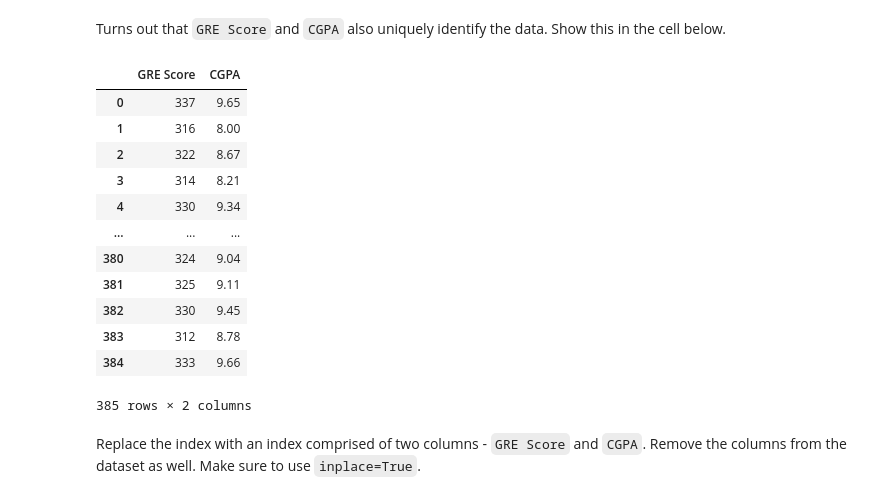
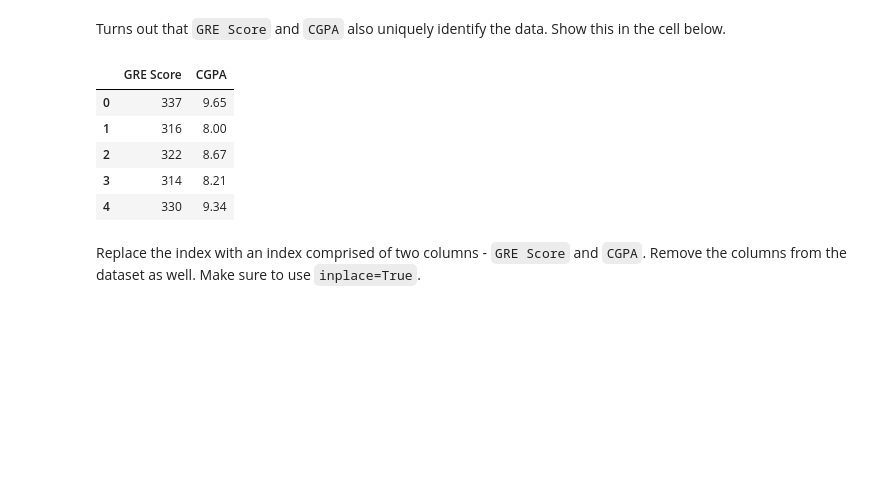
Before and after one commit to florengutierrez/lab-advanced-pandas, a Jupyter notebook: your-code/main.ipynb, the cells around one changed output. Cells and saved outputs as stored; diff of their text form; code cells hidden in the pictures; blank space fills up the shorter version.

```diff
--- a/your-code/main.ipynb
+++ b/your-code/main.ipynb
@@ -91,21 +91,14 @@ admissions.set_index("Serial No.")
 Turns out that `GRE Score` and `CGPA` also uniquely identify the data. Show this in the cell below.
 # %%
 admissions_sub = admissions[["GRE Score","CGPA"]]
-admissions_sub
+admissions_sub.head()
 # %% [output]
 |  | GRE Score | CGPA |
 | 0 | 337 | 9.65 |
 | 1 | 316 | 8.00 |
 | 2 | 322 | 8.67 |
 | 3 | 314 | 8.21 |
 | 4 | 330 | 9.34 |
-| ... | ... | ... |
-| 380 | 324 | 9.04 |
-| 381 | 325 | 9.11 |
-| 382 | 330 | 9.45 |
-| 383 | 312 | 8.78 |
-| 384 | 333 | 9.66 |
-385 rows × 2 columns
 # %% [markdown]
 Replace the index with an index comprised of two columns - `GRE Score` and `CGPA`. Remove the columns from the dataset as well. Make sure to use `inplace=True`.
 # %%
```
Also changed, not shown: parts of 11 cells of this notebook.
